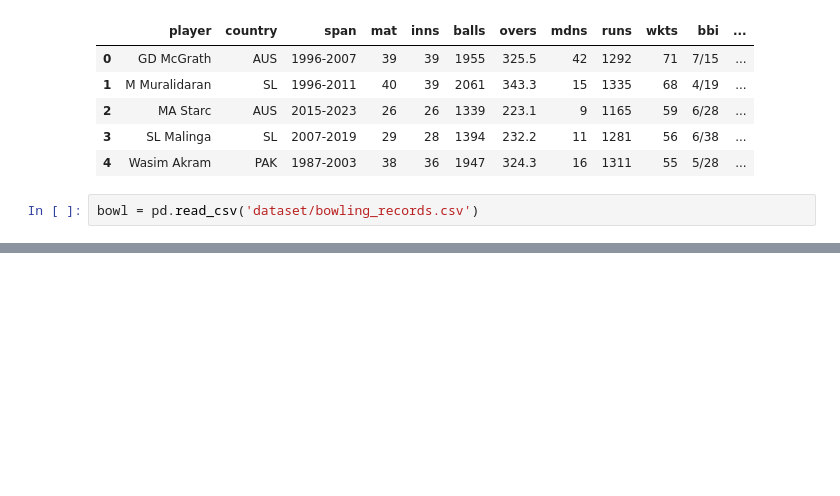
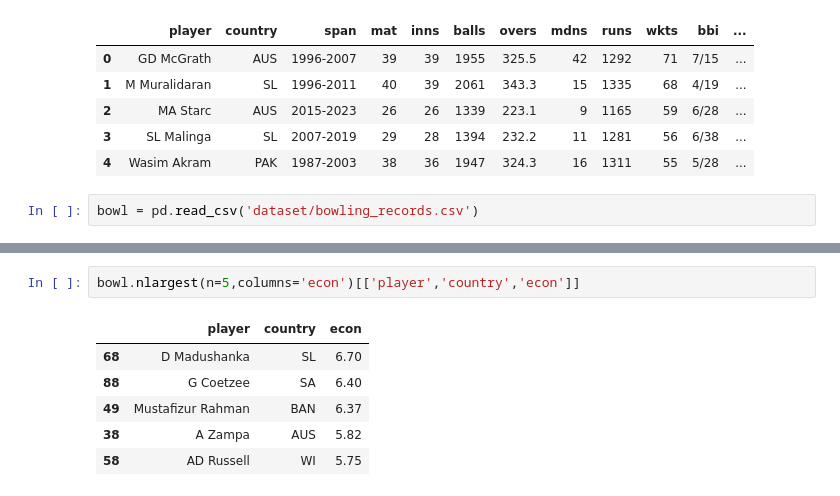
Before and after one commit to jeniljani-4444/End-To-End-World-Cup-Analysis-Web-App, a Jupyter notebook: World Cup Data.ipynb, the cells around one changed output, grey strips where cells are left out. Cells and saved outputs as stored; diff of their text form; blank space fills up the shorter version.

```diff
--- a/World Cup Data.ipynb
+++ b/World Cup Data.ipynb
@@ -339,0 +349,9 @@ bowl = pd.read_csv('dataset/bowling_records.csv')
+# %%
+bowl.nlargest(n=5,columns='econ')[['player','country','econ']]
+# %% [output]
+|  | player | country | econ |
+| 68 | D Madushanka | SL | 6.70 |
+| 88 | G Coetzee | SA | 6.40 |
+| 49 | Mustafizur Rahman | BAN | 6.37 |
+| 38 | A Zampa | AUS | 5.82 |
+| 58 | AD Russell | WI | 5.75 |
```
Also changed, not shown: parts of 20 cells of this notebook, 4 other files.
